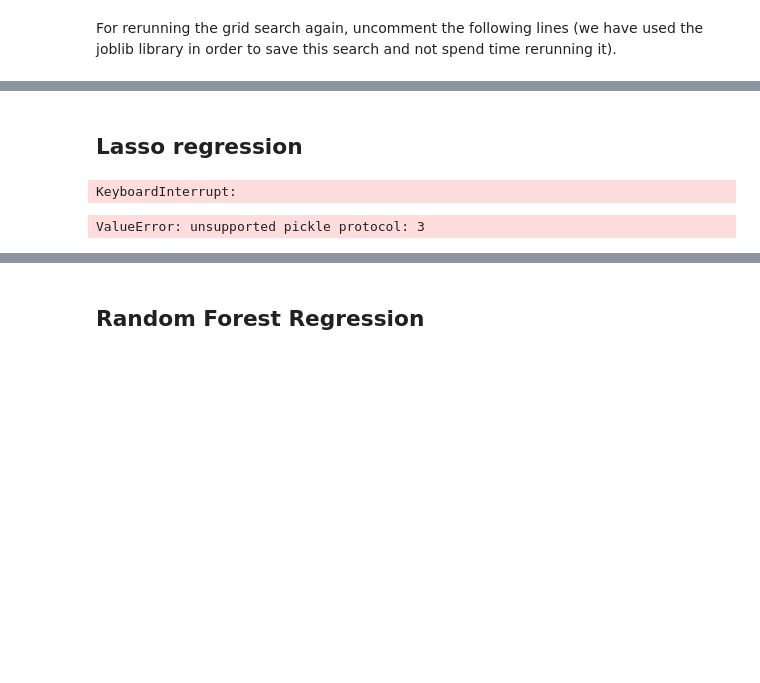
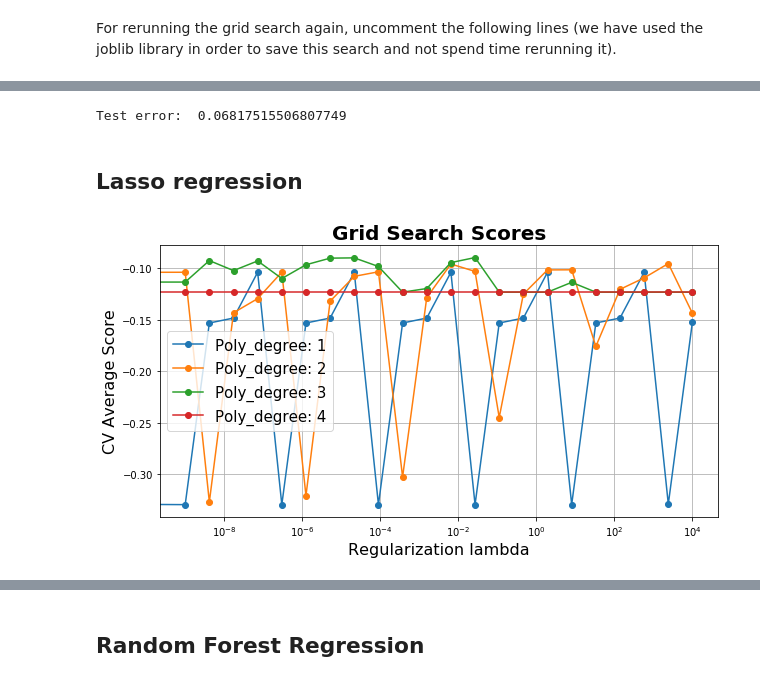
Before and after one commit to joSanchez28/Machine-Learning-EPFL, a Jupyter notebook: Project2-ArchitectureExperiment/Project2-Notebook - New Approach.ipynb, the cells around one changed output, grey strips where cells are left out. Drawn from its saved outputs; the diff is of its cells as text; code cells hidden in the pictures; blank space fills up the shorter version.

```diff
--- a/Project2-ArchitectureExperiment/Project2-Notebook - New Approach.ipynb
+++ b/Project2-ArchitectureExperiment/Project2-Notebook - New Approach.ipynb
@@ -848,5 +676,7 @@ AttributeError: 'GridSearchCV' object has no attribute 'best_score_'
 # %%
-error_ridge = sum(abs(grid_search.predict(X_test)-y_test))/len(y_test)
+print("Test error: ", sum(abs(grid_search.predict(X_test)-y_test))/len(y_test))
+# %% [output]
+Test error:  0.06817515506807749
 # %% [markdown]
 ## Lasso regression
 # %%
@@ -863,18 +693,17 @@ param_grid = dict(poly__degree = degrees,
                   lass_reg__alpha = lambdas)
 g_search_lass = GridSearchCV(pipe_lasso, param_grid=param_grid, cv=5, scoring='neg_mean_absolute_error')
 # %%
-g_search_lass.fit(X_train, y_train)
+#g_search_lass.fit(X_train, y_train)
 #joblib.dump(g_search_lass, MODELS_FOLDER + 'grid_lasso.pkl')
-# %% [output]
-KeyboardInterrupt:
 # %%
-#g_search_lass = joblib.load(MODELS_FOLDER + 'grid_lasso.pkl')
+g_search_lass = joblib.load(MODELS_FOLDER + 'grid_lasso.pkl')
-# %% [output]
-ValueError: unsupported pickle protocol: 3
 # %%
 # Calling Visualization Method
-grid_lasso_plot = plot_grid_search(g_search_lass.cv_results_, lambdas, degrees, 'lass_reg__alpha', 'poly__degree')
+grid_lasso_plot = plot_grid_search(g_search_lass.cv_results_, lambdas, degrees, 'Regularization lambda', 'Poly_degree', log_scale=True)
+grid_lasso_plot.set_size_inches(10,5)
 grid_lasso_plot.savefig(VIS_FOLDER + 'g_lasso_lambda_degree.png', bbox_inches='tight')
+# %% [output]
+[figure, added]
 # %%
 print("Best parameters set found on development set:")
 print()
```
Also changed, not shown: parts of 101 cells of this notebook, 8 other files.
